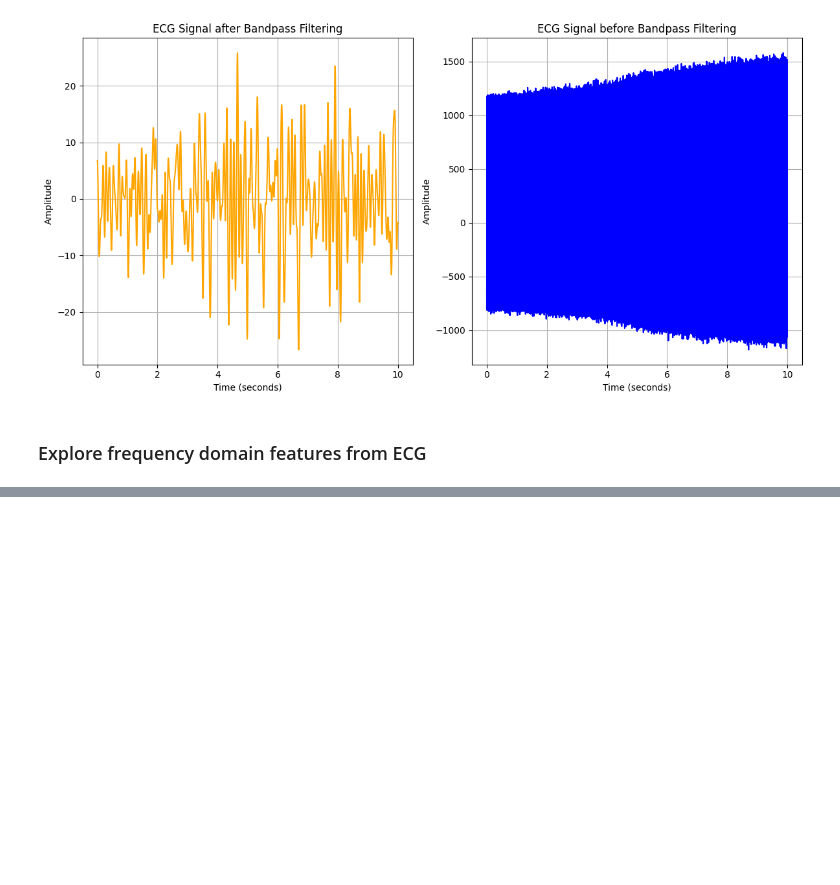
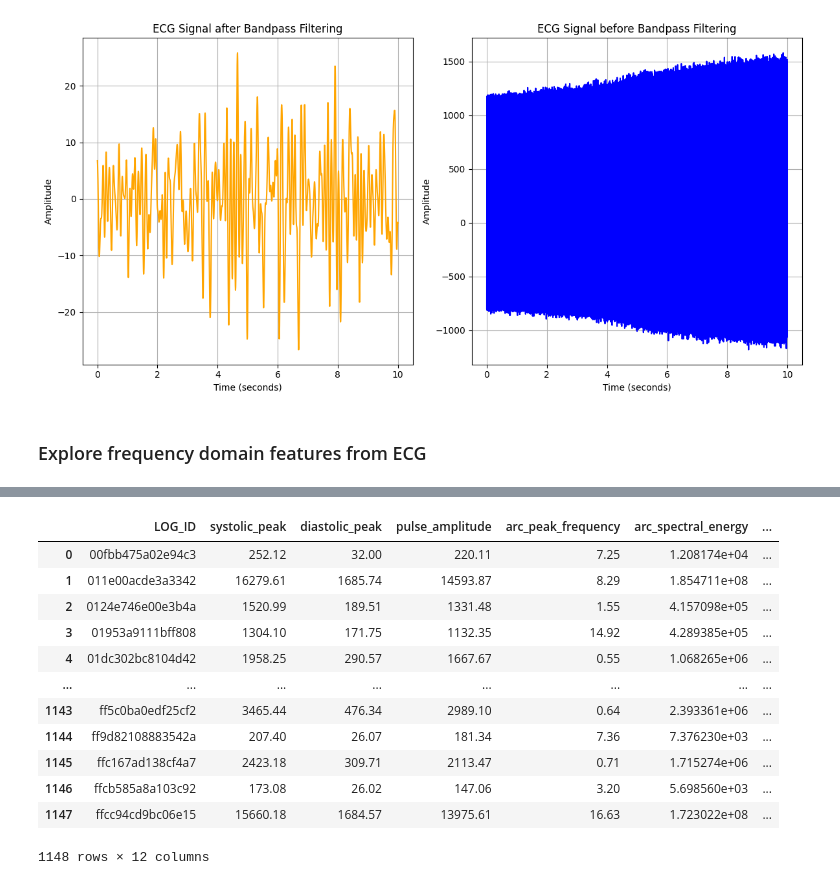
Before and after one commit to jiulong15/comp90051, a Jupyter notebook: code/waveFeature_extraction.ipynb, the cells around one changed output, grey strips where cells are left out. Saved outputs shown, nothing was run; the diff lists cells and outputs as text; code cells hidden in the pictures; blank space fills up the shorter version.

```diff
--- a/code/waveFeature_extraction.ipynb
+++ b/code/waveFeature_extraction.ipynb
@@ -155,7 +155,7 @@ def ARC_extract_frequency_features(signal,fft_values, fft_freq, fs):
         pulse_amplitude = 0
 
     peak_frequency = fft_freq[np.argmax(fft_values)]
-    spectral_energy = np.sum(fft_values**2)
+    spectral_energy = np.mean(fft_values**2)
     bandwidth = np.max(fft_freq[fft_values > np.median(fft_values)])
 
     return {
@@ -309,9 +309,10 @@ def ECG_extract_features(signal,fs):
     vt_msg_mask = (freqs < 4)
 
     # compute the power in each frequency band
-    qrs_freq_power = np.sum(psd[qrs_mask])
-    vf_freq_power = np.sum(psd[vf_mask])
-    vt_freq_power = np.sum(psd[vt_msg_mask])
+    # Chhose the mean value of the power in the frequency since different patient may have different surgery time
+    qrs_freq_power = np.mean(psd[qrs_mask])
+    vf_freq_power = np.mean(psd[vf_mask])
+    vt_freq_power = np.mean(psd[vt_msg_mask])
 
     qrs_peak_freq = freqs[np.argmax(psd[qrs_mask])]
 
@@ -337,0 +419,24 @@ print(result)
+# %%
+arc_columns = ['systolic_peak', 'diastolic_peak', 'pulse_amplitude', 'arc_peak_frequency', 'arc_spectral_energy', 'arc_bandwidth']
+ecg_columns = ['qrs_freq_power', 'vf_freq_power', 'vt_freq_power', 'qrs_peak_freq', 'ecg_std_magnitude']
+
+output_df[arc_columns] = output_df['ARC_wavefeature'].apply(pd.Series)
+output_df[ecg_columns] = output_df['ECG_wavefeature'].apply(pd.Series)
+
+
+output_df.drop(['ARC_wavefeature', 'ECG_wavefeature'], axis=1, inplace=True)
+output_df
+# %% [output]
+|  | LOG_ID | systolic_peak | diastolic_peak | pulse_amplitude | arc_peak_frequency | arc_spectral_energy | ... |
+| 0 | 00fbb475a02e94c3 | 252.12 | 32.00 | 220.11 | 7.25 | 1.208174e+04 | ... |
+| 1 | 011e00acde3a3342 | 16279.61 | 1685.74 | 14593.87 | 8.29 | 1.854711e+08 | ... |
+| 2 | 0124e746e00e3b4a | 1520.99 | 189.51 | 1331.48 | 1.55 | 4.157098e+05 | ... |
+| 3 | 01953a9111bff808 | 1304.10 | 171.75 | 1132.35 | 14.92 | 4.289385e+05 | ... |
+| 4 | 01dc302bc8104d42 | 1958.25 | 290.57 | 1667.67 | 0.55 | 1.068265e+06 | ... |
+| ... | ... | ... | ... | ... | ... | ... | ... |
+| 1143 | ff5c0ba0edf25cf2 | 3465.44 | 476.34 | 2989.10 | 0.64 | 2.393361e+06 | ... |
+| 1144 | ff9d82108883542a | 207.40 | 26.07 | 181.34 | 7.36 | 7.376230e+03 | ... |
+| 1145 | ffc167ad138cf4a7 | 2423.18 | 309.71 | 2113.47 | 0.71 | 1.715274e+06 | ... |
+| 1146 | ffcb585a8a103c92 | 173.08 | 26.02 | 147.06 | 3.20 | 5.698560e+03 | ... |
+| 1147 | ffcc94cd9bc06e15 | 15660.18 | 1684.57 | 13975.61 | 16.63 | 1.723022e+08 | ... |
+1148 rows × 12 columns
```
Also changed, not shown: parts of 9 cells of this notebook, 6 other files.
